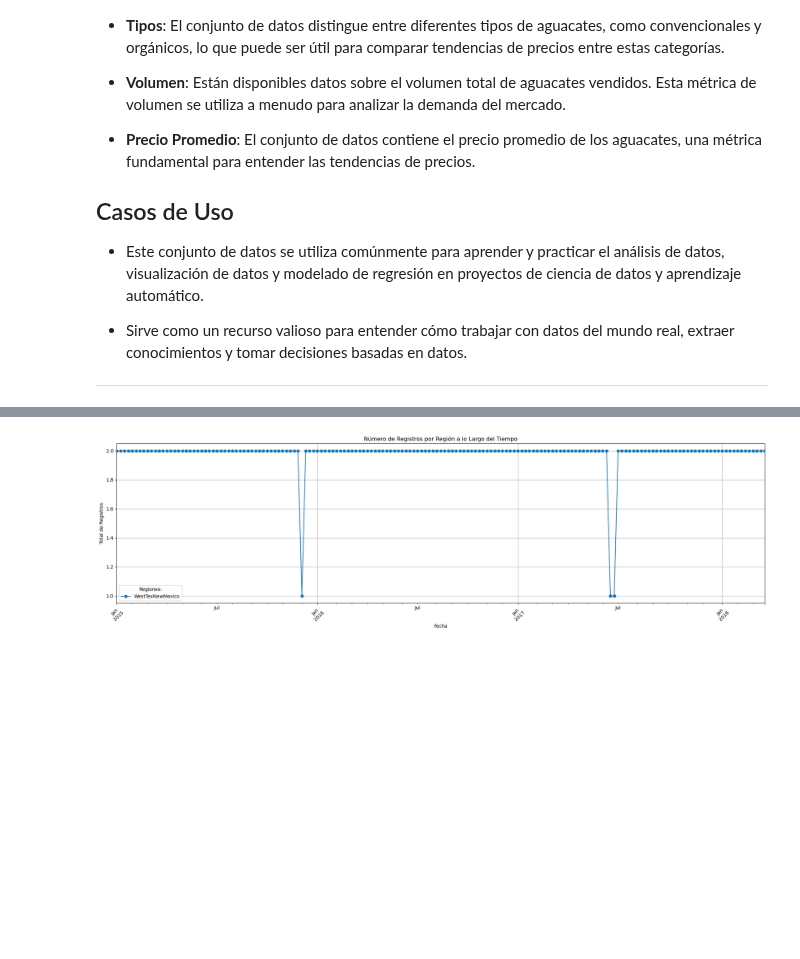
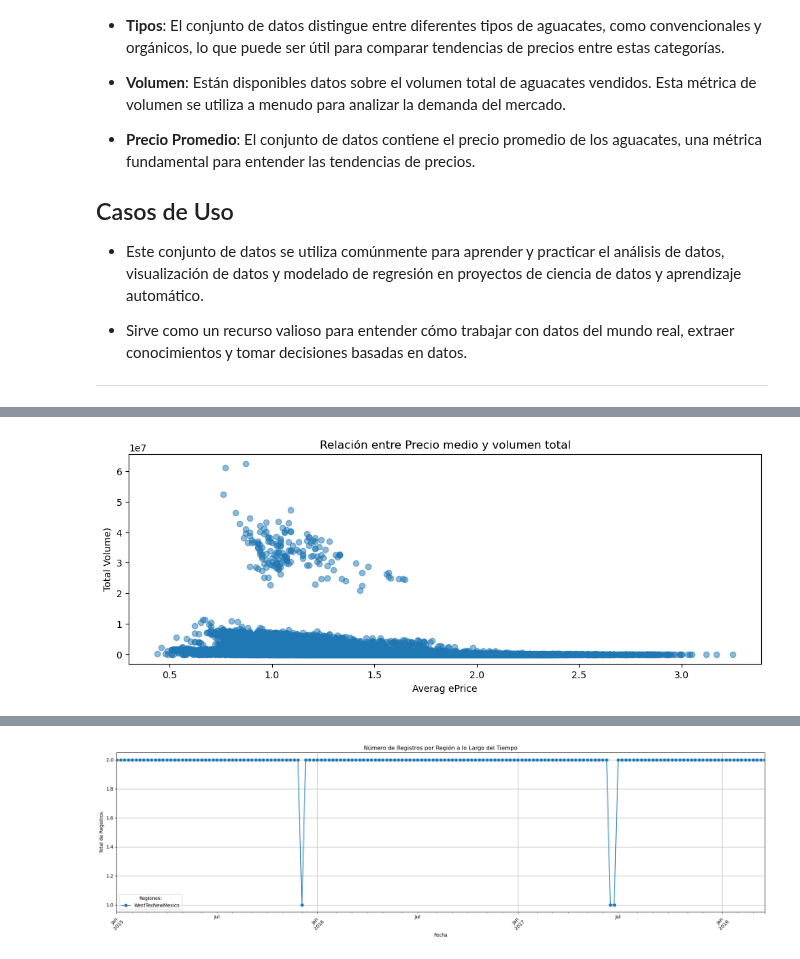
Before and after one commit to cpujol-dev/MiniProjectAavocado, a Jupyter notebook: 0.DataSet_base.ipynb, the cells around one changed output, grey strips where cells are left out. Cells and saved outputs as stored; diff of their text form; code cells hidden in the pictures; blank space fills up the shorter version.

```diff
--- a/0.DataSet_base.ipynb
+++ b/0.DataSet_base.ipynb
@@ -79,0 +196,23 @@ Lista de dataframes: ['df', 'df_cp', 'df_type', 'regions', 'years', 'dates', 'df
+# %%
+import pandas as pd
+import seaborn as sns
+import matplotlib.pyplot as plt
+import avocado_manager as av
+av.init()
+df = av.df("df_cp")
+#df["Date"]
+#df.groupby(by=["region"]).count().count()
+#df["Date"]
+#df.index = df['Date']
+#df.index = pd.to_datetime(df['Date']) #,format='%y-%m-%y')
+#df.groupby(by=[df.index.year, df.index.month, df.index.day]).count()
+plt.figure(figsize=(12, 4))
+plt.scatter(df['AveragePrice'], df['Total Volume'], alpha=0.5)
+plt.xlabel('Averag ePrice')
+plt.ylabel('Total Volume)')
+plt.title('Relación entre Precio medio y volumen total')
+plt.show()
+
+df.groupby(by=['region']).count()
+# %% [output]
+[figure, added]
```
Also changed, not shown: parts of 5 cells of this notebook, 2 other files.
